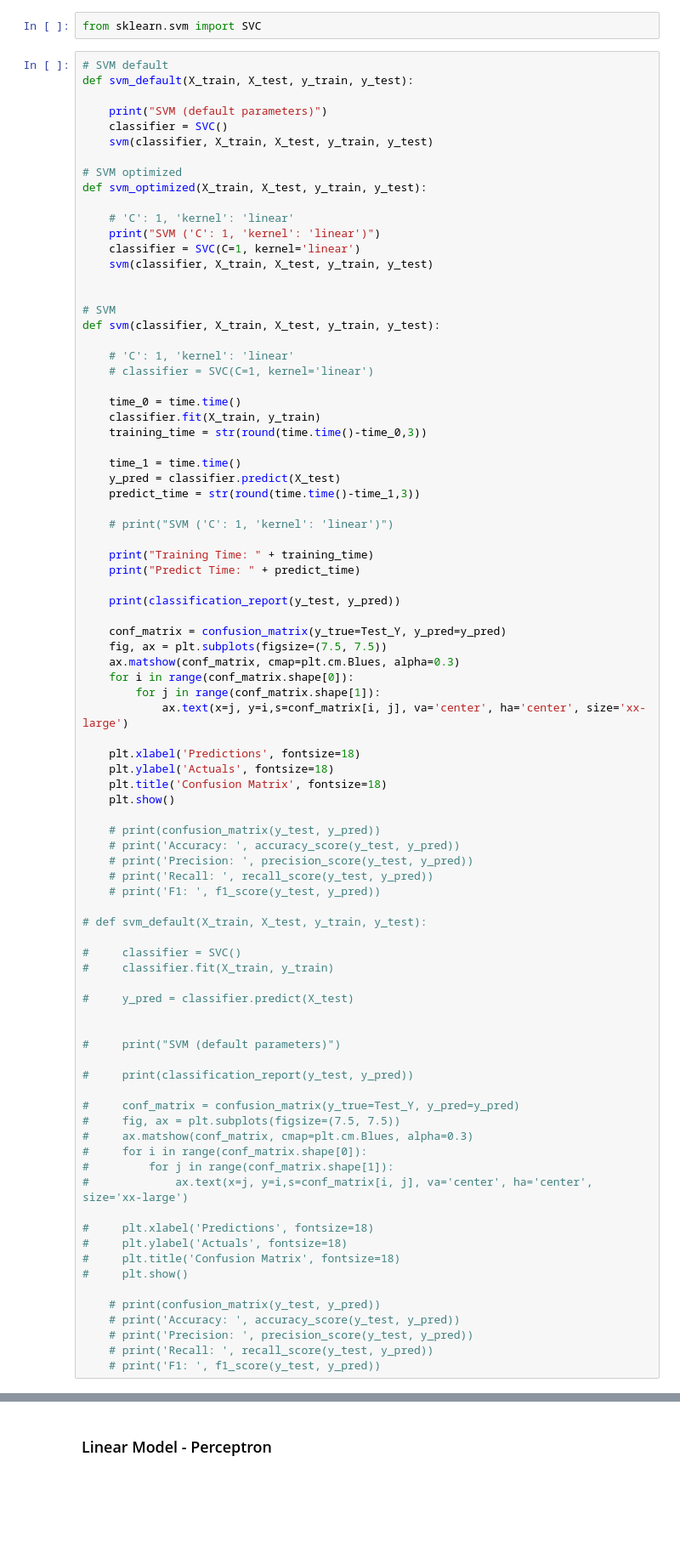
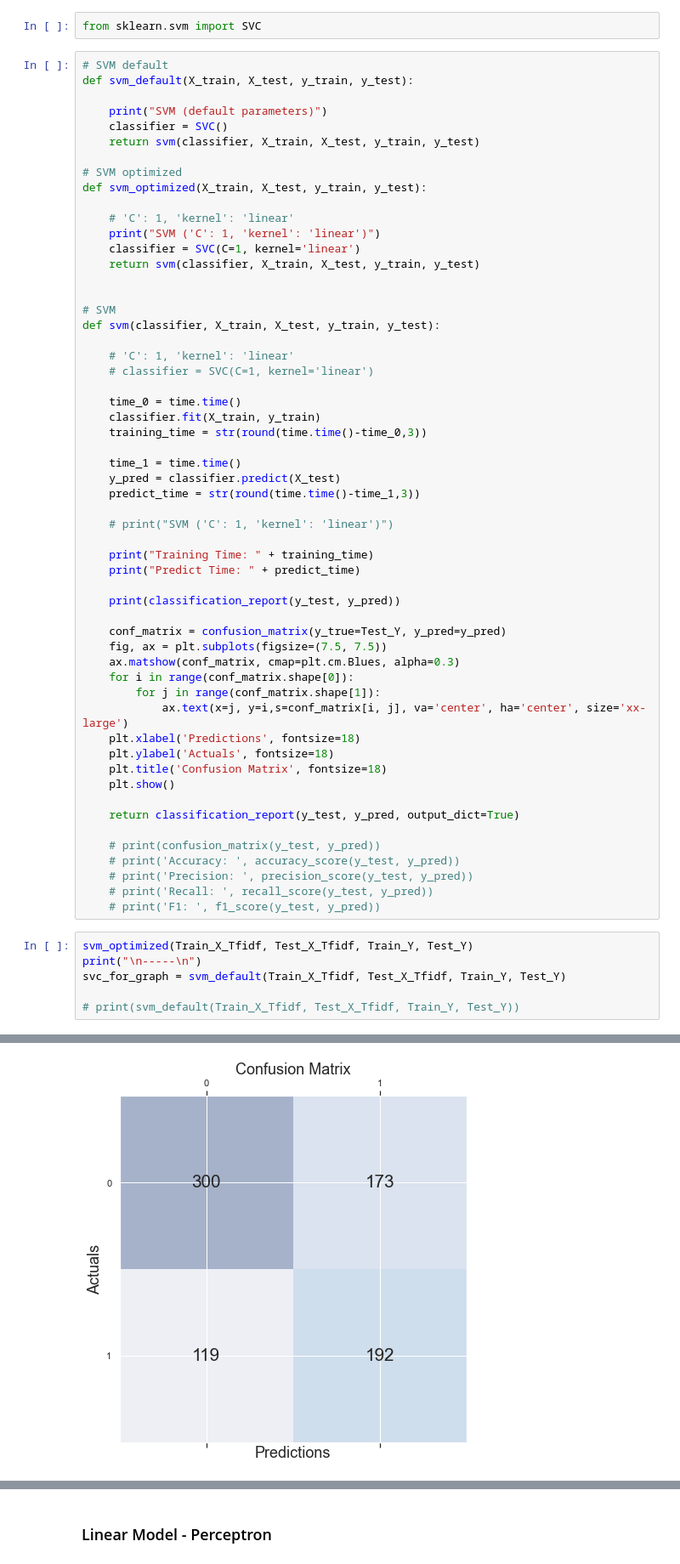
Before and after one commit to joaoDossena/MIEIC-IART, a Jupyter notebook: proj2 - Irony Detection/src/notebooks/Delivery.ipynb, the cells around one changed output, grey strips where cells are left out. Shown: that part at 85% size. Cells and saved outputs as stored; diff of their text form; blank space fills up the shorter version.

```diff
--- a/proj2 - Irony Detection/src/notebooks/Delivery.ipynb
+++ b/proj2 - Irony Detection/src/notebooks/Delivery.ipynb
@@ -226,7 +226,7 @@ def svm_default(X_train, X_test, y_train, y_test):
 
     print("SVM (default parameters)")
     classifier = SVC()
-    svm(classifier, X_train, X_test, y_train, y_test)
+    return svm(classifier, X_train, X_test, y_train, y_test)
 
 # SVM optimized
 def svm_optimized(X_train, X_test, y_train, y_test):
@@ -234,7 +234,7 @@ def svm_optimized(X_train, X_test, y_train, y_test):
     # 'C': 1, 'kernel': 'linear'
     print("SVM ('C': 1, 'kernel': 'linear')")
     classifier = SVC(C=1, kernel='linear')
-    svm(classifier, X_train, X_test, y_train, y_test)
+    return svm(classifier, X_train, X_test, y_train, y_test)
 
 
 # SVM
@@ -264,44 +264,22 @@ def svm(classifier, X_train, X_test, y_train, y_test):
     for i in range(conf_matrix.shape[0]):
         for j in range(conf_matrix.shape[1]):
             ax.text(x=j, y=i,s=conf_matrix[i, j], va='center', ha='center', size='xx-large')
-
     plt.xlabel('Predictions', fontsize=18)
     plt.ylabel('Actuals', fontsize=18)
     plt.title('Confusion Matrix', fontsize=18)
     plt.show()
+
+    return classification_report(y_test, y_pred, output_dict=True)
 
     # print(confusion_matrix(y_test, y_pred))
     # print('Accuracy: ', accuracy_score(y_test, y_pred))
     # print('Precision: ', precision_score(y_test, y_pred))
     # print('Recall: ', recall_score(y_test, y_pred))
     # print('F1: ', f1_score(y_test, y_pred))
-
-# def svm_default(X_train, X_test, y_train, y_test):
-
-#     classifier = SVC()
-#     classifier.fit(X_train, y_train)
-
-#     y_pred = classifier.predict(X_test)
-
-
-#     print("SVM (default parameters)")
-
-#     print(classification_report(y_test, y_pred))
-
-#     conf_matrix = confusion_matrix(y_true=Test_Y, y_pred=y_pred)
-#     fig, ax = plt.subplots(figsize=(7.5, 7.5))
-#     ax.matshow(conf_matrix, cmap=plt.cm.Blues, alpha=0.3)
-#     for i in range(conf_matrix.shape[0]):
-#         for j in range(conf_matrix.shape[1]):
-#             ax.text(x=j, y=i,s=conf_matrix[i, j], va='center', ha='center', size='xx-large')
-
-#     plt.xlabel('Predictions', fontsize=18)
-#     plt.ylabel('Actuals', fontsize=18)
-#     plt.title('Confusion Matrix', fontsize=18)
-#     plt.show()
-
-    # print(confusion_matrix(y_test, y_pred))
-    # print('Accuracy: ', accuracy_score(y_test, y_pred))
-    # print('Precision: ', precision_score(y_test, y_pred))
-    # print('Recall: ', recall_score(y_test, y_pred))
-    # print('F1: ', f1_score(y_test, y_pred))
+# %%
+svm_optimized(Train_X_Tfidf, Test_X_Tfidf, Train_Y, Test_Y)
+print("\n-----\n")
+svc_for_graph = svm_default(Train_X_Tfidf, Test_X_Tfidf, Train_Y, Test_Y)
+
+# print(svm_default(Train_X_Tfidf, Test_X_Tfidf, Train_Y, Test_Y))
+# %% [output]
@@ -307,0 +297 @@ def svm(classifier, X_train, X_test, y_train, y_test):
+[figure, added]
```
Also changed, not shown: parts of 13 cells of this notebook.
